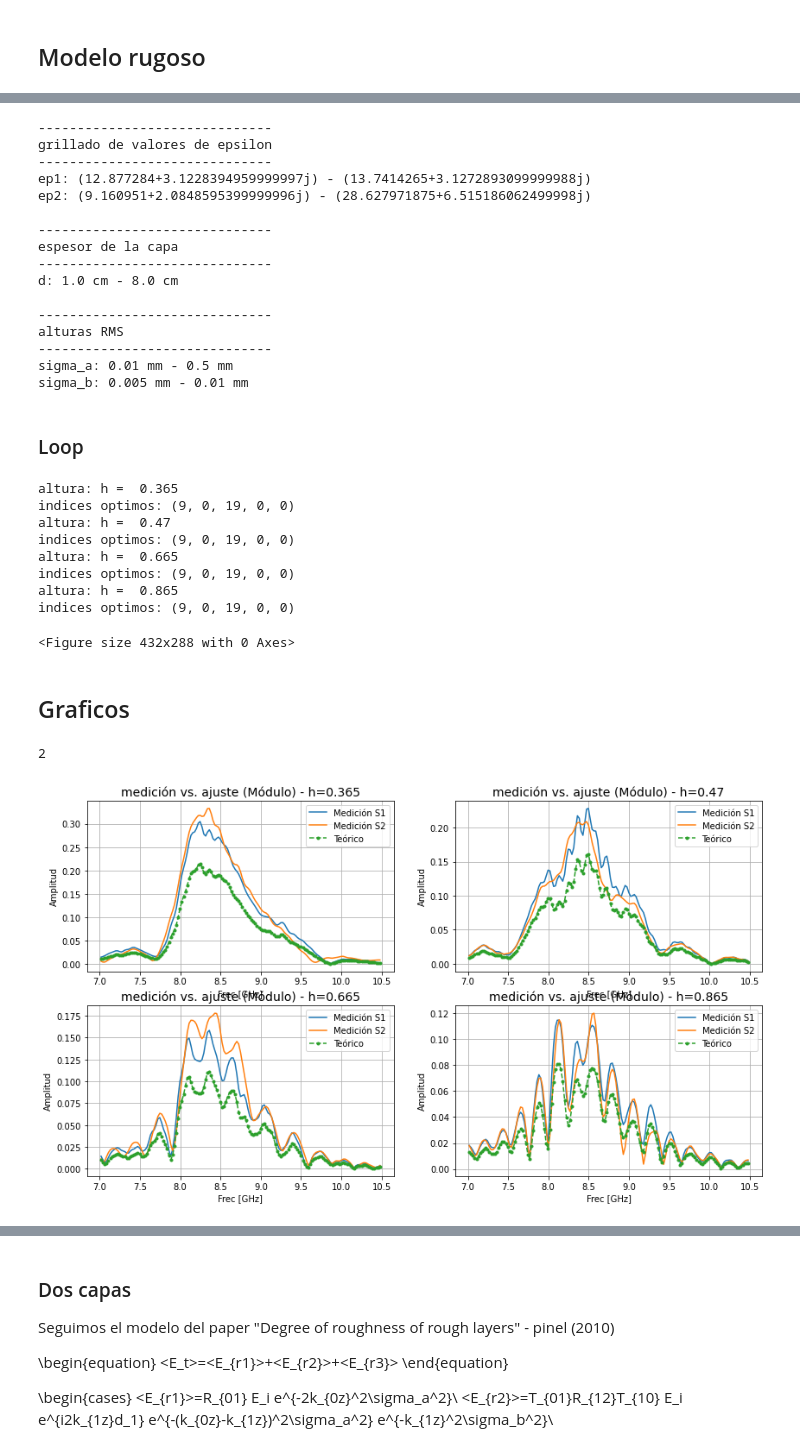
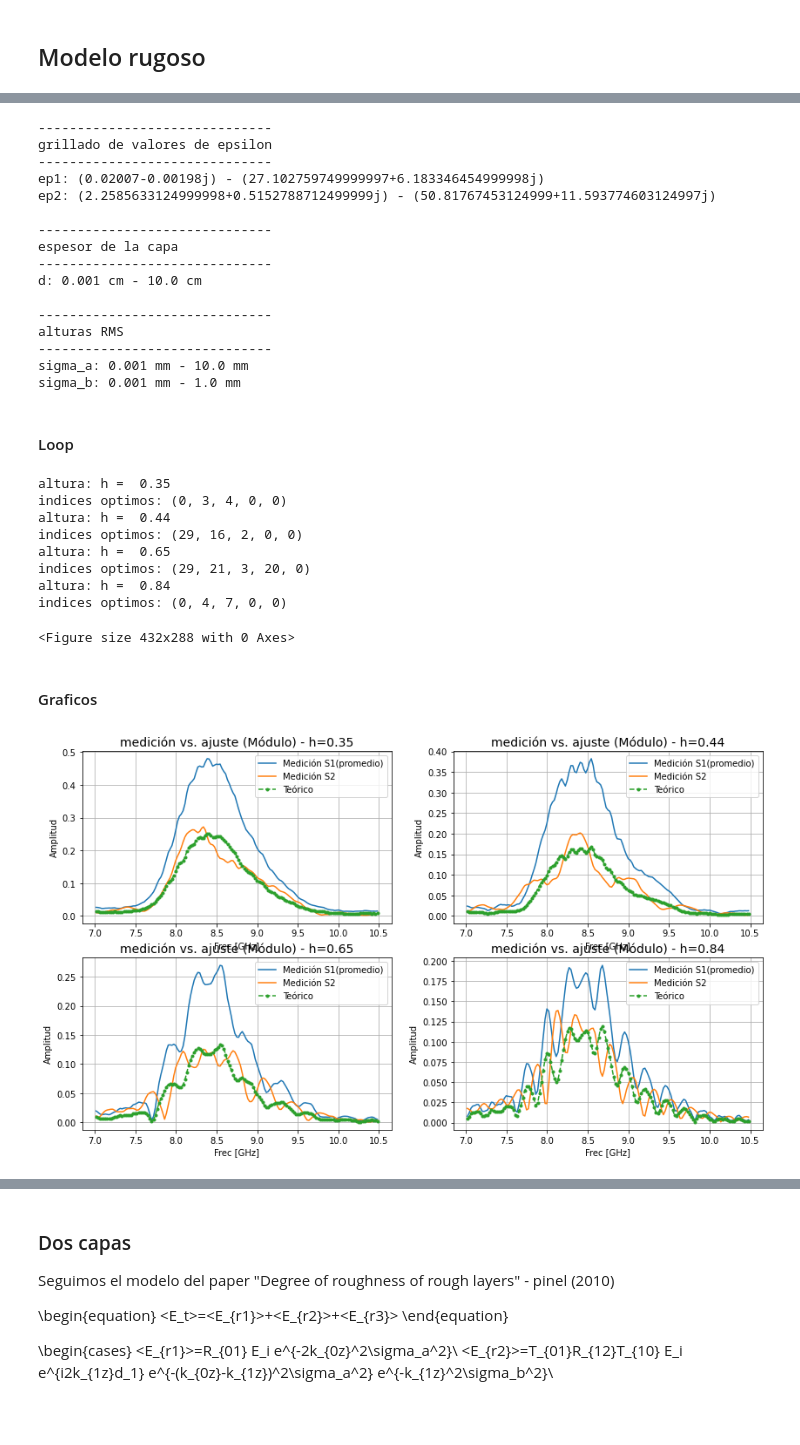
Before and after one commit to Coraline-github/tesis, a Jupyter notebook: Modelo_rugoso.ipynb, the cells around one changed output, grey strips where cells are left out. Saved outputs shown, nothing was run; the diff lists cells and outputs as text; code cells hidden in the pictures; blank space fills up the shorter version.

```diff
--- a/Modelo_rugoso.ipynb
+++ b/Modelo_rugoso.ipynb
@@ -51,0 +53,5 @@ dict_keys(['depth_may', 'mv_med_may', 'ep_med_may', 'sigma_may'])
+# %%
+with open('Mediciones/S1_av.pkl','rb') as gff:
+    Av = pickle.load(gff)
+print(Av.keys())
+S1_av = Av.get('S1_av')
@@ -171,9 +125,11 @@ def Rf_2(ep1,ep2,d,tita,f,rms1,rms2):
 # %%
 #----------------Parametros-----------------------
 # grillado de epsilon
-n_ep = 20
-ep1Range = np.linspace(ep_min,0.6*ep_max,n_ep)
-ep2Range = np.linspace(0.4*ep_max,1.25*ep_max,n_ep)
+n_ep = 30
+# ep1Range = np.linspace(ep_min,0.6*ep_max,n_ep)
+# ep2Range = np.linspace(0.4*ep_max,1.25*ep_max,n_ep)
+ep1Range = np.linspace(0.01*ep_min,1.2*ep_max,n_ep)
+ep2Range = np.linspace(0.1*ep_max,2.25*ep_max,n_ep)
 print('------------------------------')
 print('grillado de valores de epsilon')
 print('------------------------------')
@@ -183,7 +139,8 @@ print()
 
 
 # espesor de la capa
-d_min, d_max, n_d = 0.010, 0.08, 10
+# d_min, d_max, n_d = 0.010, 0.08, 10
+d_min, d_max, n_d = 1e-5, 0.1, 30
 dRange = np.linspace(d_min,d_max,n_d)
 print('------------------------------')
 print('espesor de la capa')
@@ -192,9 +149,11 @@ print('d:',np.min(dRange)*100,'cm -',np.max(dRange)*100,'cm')
 print()
 
 # altura rms de las dos superficies
-n_rms = n_d
-rms1Range = np.linspace(0.1e-3,5e-3,n_rms)
-rms2Range = np.linspace(0.5e-4,0.1e-3,n_rms)
+n_rms = 30
+# rms1Range = np.linspace(0.1e-3,5e-3,n_rms)
+# rms2Range = np.linspace(0.5e-4,0.1e-3,n_rms)
+rms1Range = np.linspace(1e-5,1e-1,n_rms)
+rms2Range = np.linspace(1e-5,1e-2,n_rms)
 print('------------------------------')
 print('alturas RMS')
 print('------------------------------')
@@ -204,21 +163,21 @@ print('sigma_b:',np.min(rms2Range)*100,'mm -',np.max(rms2Range)*100,'mm')
 ------------------------------
 grillado de valores de epsilon
 ------------------------------
-ep1: (12.877284+3.1228394959999997j) - (13.7414265+3.1272893099999988j)
-ep2: (9.160951+2.0848595399999996j) - (28.627971875+6.515186062499998j)
+ep1: (0.02007-0.00198j) - (27.102759749999997+6.183346454999998j)
+ep2: (2.2585633124999998+0.5152788712499999j) - (50.81767453124999+11.593774603124997j)
 
 ------------------------------
 espesor de la capa
 ------------------------------
-d: 1.0 cm - 8.0 cm
+d: 0.001 cm - 10.0 cm
 
 ------------------------------
 alturas RMS
 ------------------------------
-sigma_a: 0.01 mm - 0.5 mm
-sigma_b: 0.005 mm - 0.01 mm
+sigma_a: 0.001 mm - 10.0 mm
+sigma_b: 0.001 mm - 1.0 mm
 # %% [markdown]
-### Loop
+#### Loop
 # %%
 # vector para guardar el error
 Errores = np.zeros((n_d,n_ep,n_ep,n_rms,n_rms),dtype=float)
@@ -231,7 +190,7 @@ RMS1_opt = np.zeros(len(h1), dtype=float)
 RMS2_opt = np.zeros(len(h1), dtype=float)
 
 plt.figure()
-#for i in range(len(h1)):
+for i in range(len(h1)):
     for i0 in range(n_d):
         D = dRange[i0]
         for i1 in range(n_ep):
@@ -245,7 +204,7 @@ plt.figure()
 
                         # coef rugosidad
                         R = Rf_2(EP1,EP2,D,0,f,RMS1,RMS2)
-                        S2_teo = S1[i]*R
+                        S2_teo = S1_av[i,:]*R
 
                         ## Calculo métricas de error #
                         #Errores[i0,i1,i2,i3,i4] = np.sum(np.abs(np.sqrt(S2_teo**2)-np.sqrt(S2[i]**2)))/len(S2_teo)  ## error absoluto medio
@@ -269,13 +228,13 @@ plt.figure()
     indice_rms2_opt = np.unravel_index(Errores.argmin(),Errores.shape)[4]
     RMS2_opt[i] = rms2Range[indice_rms2_opt]
 # %% [output]
-altura: h =  0.365
-indices optimos: (9, 0, 19, 0, 0)
-altura: h =  0.47
-indices optimos: (9, 0, 19, 0, 0)
-altura: h =  0.665
-indices optimos: (9, 0, 19, 0, 0)
-altura: h =  0.865
-indices optimos: (9, 0, 19, 0, 0)
+altura: h =  0.35
+indices optimos: (0, 3, 4, 0, 0)
+altura: h =  0.44
+indices optimos: (29, 16, 2, 0, 0)
+altura: h =  0.65
+indices optimos: (29, 21, 3, 20, 0)
+altura: h =  0.84
+indices optimos: (0, 4, 7, 0, 0)
 <Figure size 432x288 with 0 Axes>
 # %%
@@ -294,5 +253,5 @@ pkl.close()
 # %% [markdown]
-## Graficos
+#### Graficos
 # %%
 ## por si quiero graficar cosas sin correr el grillado, importo indices
 # with open('Mediciones/id_opt_'+mes+'.pkl','rb') as kkk:
@@ -306,26 +265,23 @@ pkl.close()
 # RMS2_opt = ID.get(ID_list[4])
 # %%
 #grafico para diferentes alturas
-n = int(len(h1)/2)
-print(n)
-fig , ax = plt.subplots(nrows=n, ncols=n, figsize=(14,8))
-for i1 in range(n):
-        for i2 in range(n):
+fig , ax = plt.subplots(nrows=2, ncols=2, figsize=(14,8))
+for i1 in range(2):
+        for i2 in range(2):
             i0 = int(2*i1+i2)
             # Señal optima:
             Rf_opt = Rf_2(EP1_opt[i0],EP2_opt[i0],D_opt[i0],0,f,RMS1_opt[i0],RMS2_opt[i0])
-            S2_opt = S1[i0,:]*Rf_opt
-            ax[i1,i2].plot(f,np.abs(S1[i0,:]),label='Medición S1')
+            S2_opt = S1_av[i0,:]*Rf_opt
+            ax[i1,i2].plot(f,np.abs(S1_av[i0,:]),label='Medición S1(promedio)')
             ax[i1,i2].plot(f,np.abs(S2[i0,:]),label='Medición S2')
             ax[i1,i2].plot(f,np.abs(S2_opt),'--.',label='Teórico')
             ax[i1,i2].grid('on')
             ax[i1,i2].legend(loc="best",fontsize=10)
             ax[i1,i2].set_xlabel('Frec [GHz]')
             ax[i1,i2].set_ylabel('Amplitud')
             ax[i1,i2].set_title( 'medición vs. ajuste (Módulo) - h='+str(h1[i0]), fontsize=14) #, fontstyle='normal')
 
 # plt.savefig(os.path.join('graficos','S2_rugoso_agostoB.png'))
 # %% [output]
-2
-[figure, old version]
+[figure, new version]
 # %% [markdown]
```
Also changed, not shown: parts of 14 cells of this notebook, 3 other files.
